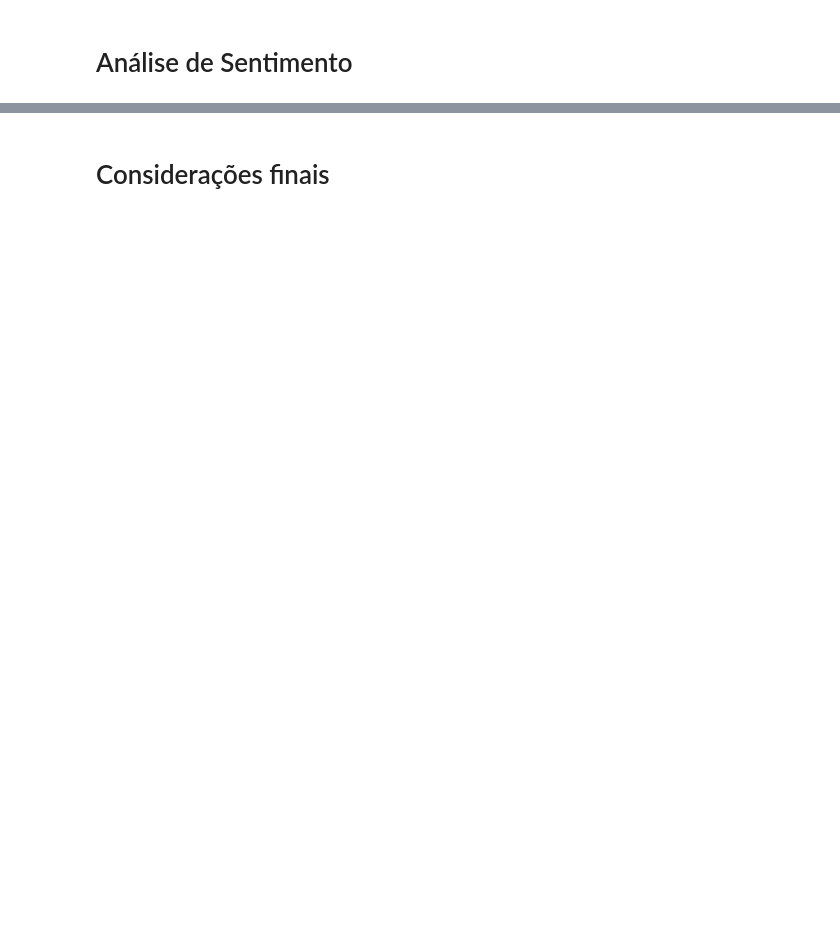
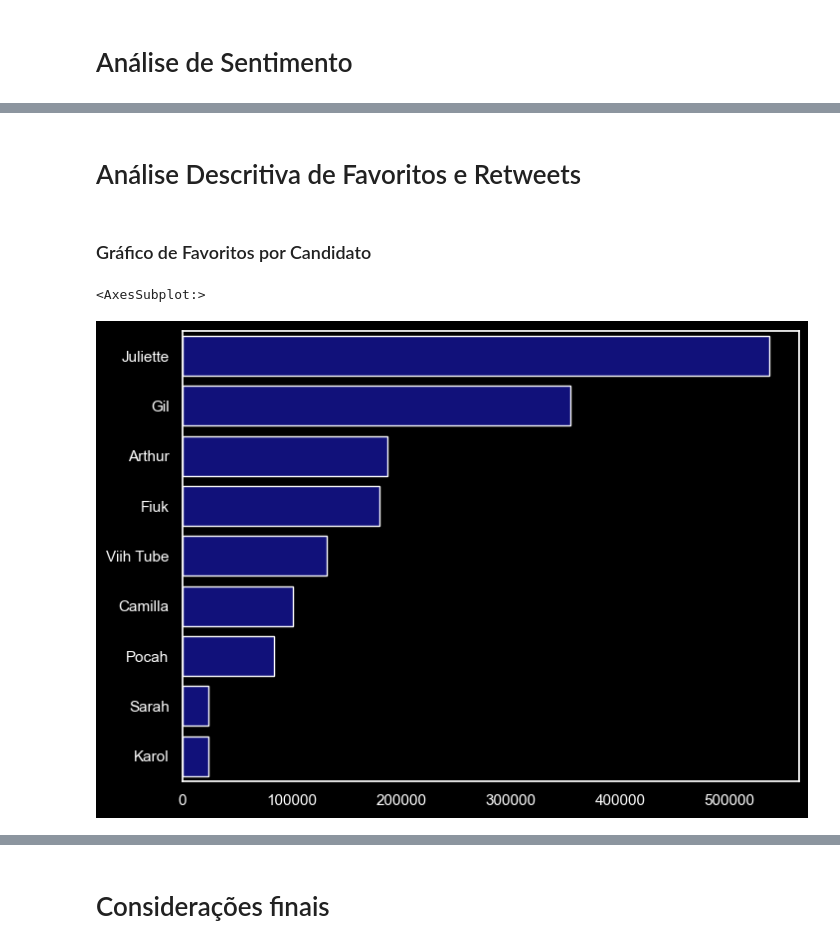
Before and after one commit to Alvaro-Kothe/Trabalho_CE2, a Jupyter notebook: Relatorio-CE2.ipynb, the cells around one changed output, grey strips where cells are left out. Cells and saved outputs as stored; diff of their text form; code cells hidden in the pictures; blank space fills up the shorter version.

```diff
--- a/Relatorio-CE2.ipynb
+++ b/Relatorio-CE2.ipynb
@@ -64,0 +106,2 @@ pandas.core.indexes.datetimes.DatetimeIndex
+# %% [markdown]
+# Análise Descritiva de Favoritos e Retweets
@@ -64,0 +118,15 @@ pandas.core.indexes.datetimes.DatetimeIndex
+# %% [markdown]
+### Gráfico de Favoritos por Candidato
+# %%
+favoritos, retweets = map(list, zip(*list(favoritos_candidato.values())))
+candidatos = list(favoritos_candidato.keys())
+
+plt.figure(figsize=(8, 6), dpi=100)
+
+ax = sns.barplot(y = candidatos, x = favoritos, color ='darkblue')
+#ax.set_xticklabels([t.strftime("%m/%d\n%Hh") if not i%5 else "" for i,t in enumerate(sent_hora.index)], rotation=0)
+
+ax
+# %% [output]
+<AxesSubplot:>
+[figure, added]
```
Also changed, not shown: parts of 22 cells of this notebook, 9 other files.
